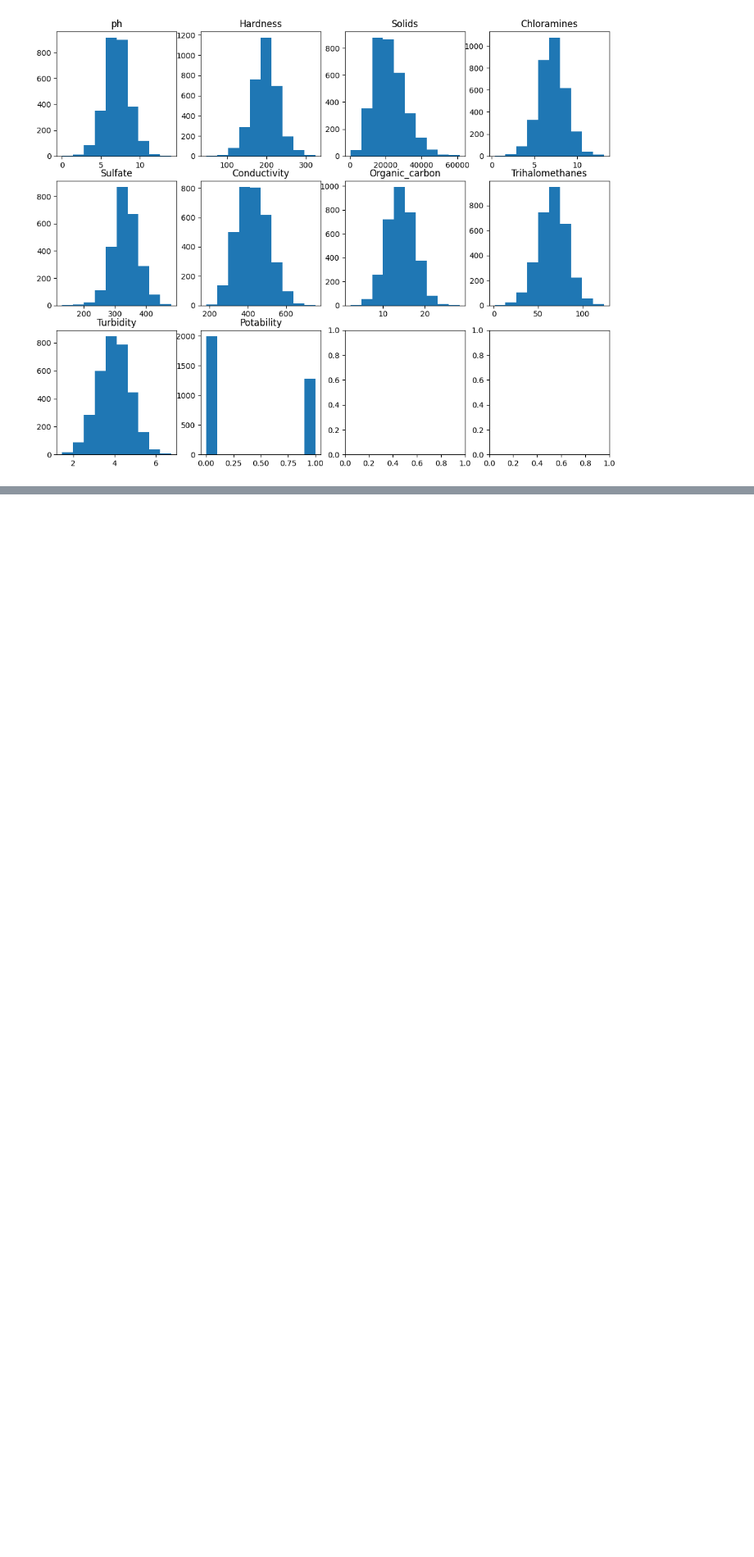
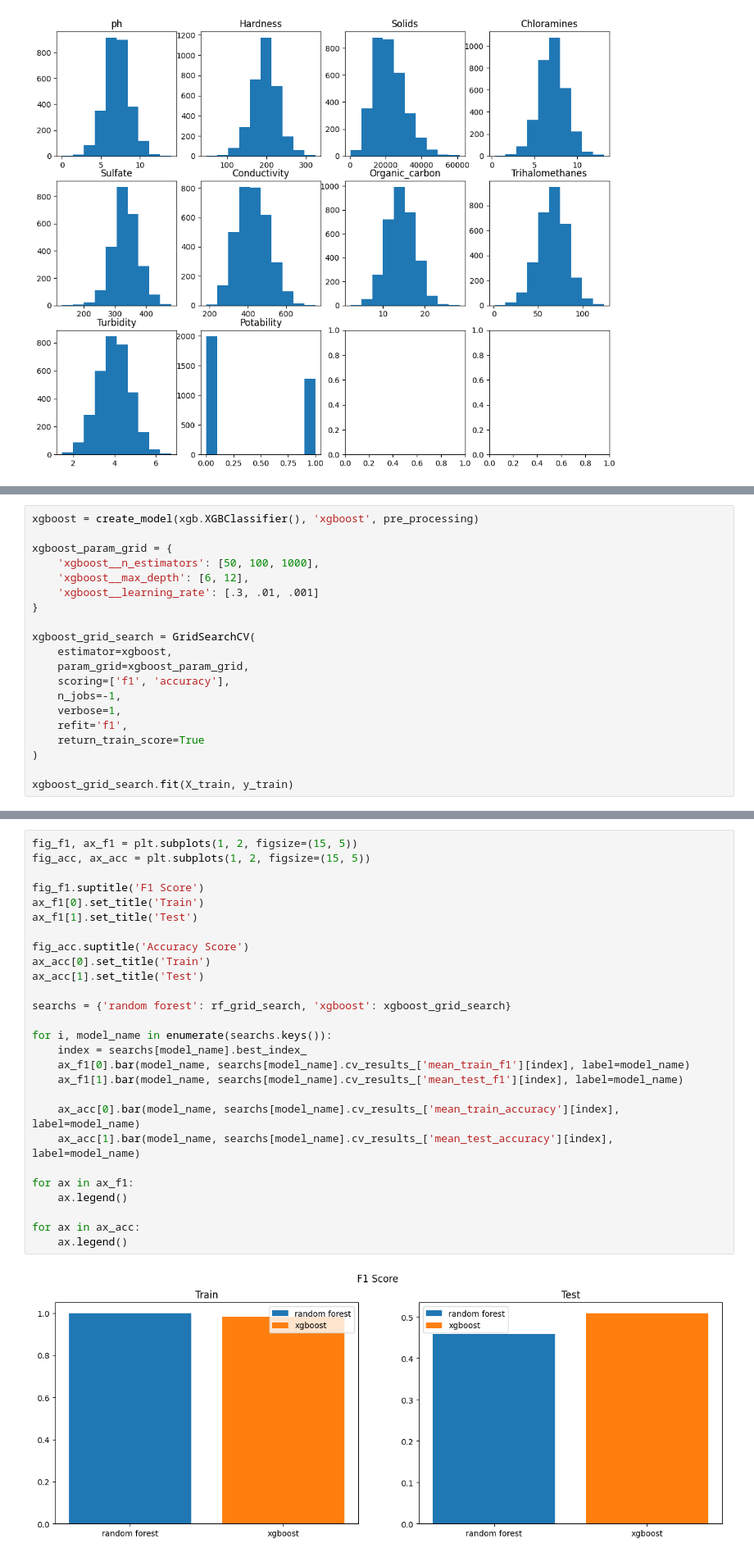
Before and after one commit to vkenji03/mc906, a Jupyter notebook: main.ipynb, the cells around one changed output, grey strips where cells are left out. Shown at 82% size. Saved outputs shown, nothing was run; the diff lists cells and outputs as text; blank space fills up the shorter version.

```diff
--- a/main.ipynb
+++ b/main.ipynb
@@ -136,0 +230,20 @@ for i, model in enumerate(models):
+# %%
+xgboost = create_model(xgb.XGBClassifier(), 'xgboost', pre_processing)
+
+xgboost_param_grid = {
+    'xgboost__n_estimators': [50, 100, 1000],
+    'xgboost__max_depth': [6, 12],
+    'xgboost__learning_rate': [.3, .01, .001]
+}
+
+xgboost_grid_search = GridSearchCV(
+    estimator=xgboost,
+    param_grid=xgboost_param_grid,
+    scoring=['f1', 'accuracy'],
+    n_jobs=-1,
+    verbose=1,
+    refit='f1',
+    return_train_score=True
+)
+
+xgboost_grid_search.fit(X_train, y_train)
@@ -136,0 +279,29 @@ for i, model in enumerate(models):
+# %%
+fig_f1, ax_f1 = plt.subplots(1, 2, figsize=(15, 5))
+fig_acc, ax_acc = plt.subplots(1, 2, figsize=(15, 5))
+
+fig_f1.suptitle('F1 Score')
+ax_f1[0].set_title('Train')
+ax_f1[1].set_title('Test')
+
+fig_acc.suptitle('Accuracy Score')
+ax_acc[0].set_title('Train')
+ax_acc[1].set_title('Test')
+
+searchs = {'random forest': rf_grid_search, 'xgboost': xgboost_grid_search}
+
+for i, model_name in enumerate(searchs.keys()):
+    index = searchs[model_name].best_index_
+    ax_f1[0].bar(model_name, searchs[model_name].cv_results_['mean_train_f1'][index], label=model_name)
+    ax_f1[1].bar(model_name, searchs[model_name].cv_results_['mean_test_f1'][index], label=model_name)
+
+    ax_acc[0].bar(model_name, searchs[model_name].cv_results_['mean_train_accuracy'][index], label=model_name)
+    ax_acc[1].bar(model_name, searchs[model_name].cv_results_['mean_test_accuracy'][index], label=model_name)
+
+for ax in ax_f1:
+    ax.legend()
+
+for ax in ax_acc:
+    ax.legend()
+# %% [output]
+[figure, added]
```
Also changed, not shown: parts of 12 cells of this notebook, 1 other file.
